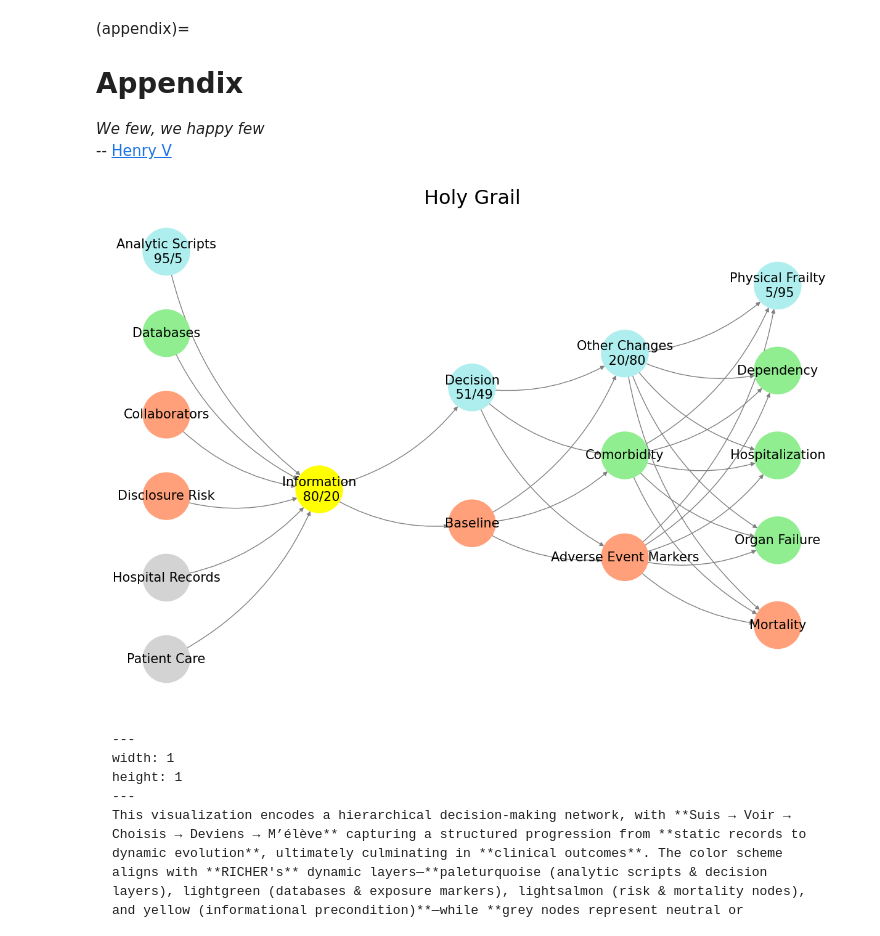
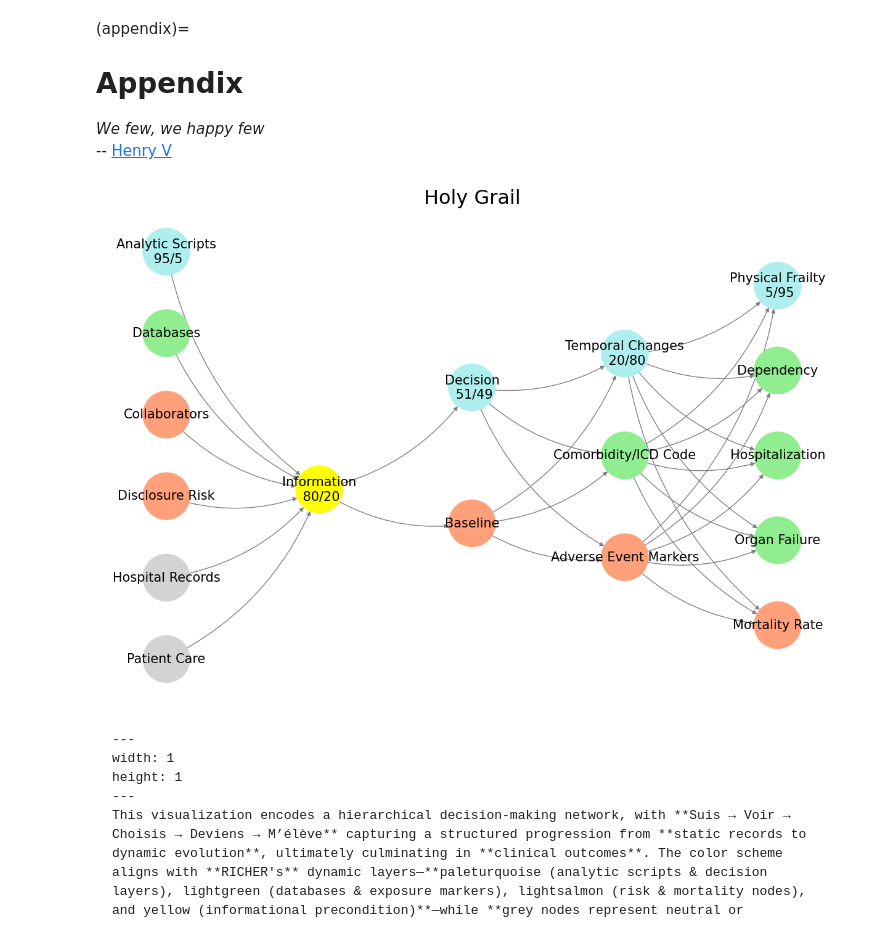
Before and after one commit to abikesa/donors, a Jupyter notebook: kitabo/ensi/_build/jupyter_execute/act3/act3.ipynb, the cells around one changed output. Cells and saved outputs as stored; diff of their text form; code cells hidden in the pictures.

Commit message:
icd code, mortality rate

````diff
--- a/kitabo/ensi/_build/jupyter_execute/act3/act3.ipynb
+++ b/kitabo/ensi/_build/jupyter_execute/act3/act3.ipynb
@@ -15,19 +15,19 @@ def define_layers():
         'Suis': ['Patient Care', 'Hospital Records', 'Disclosure Risk', 'Collaborators', 'Databases', 'Analytic Scripts\n 95/5', ], # Static
         'Voir': ['Information\n 80/20'],
         'Choisis': ['Baseline', 'Decision\n 51/49'],
-        'Deviens': ['Adverse Event Markers', 'Comorbidity', 'Other Changes\n 20/80'],
-        "M'èléve": ['Mortality', 'Organ Failure',  'Hospitalization', 'Dependency', 'Physical Frailty\n 5/95']
+        'Deviens': ['Adverse Event Markers', 'Comorbidity/ICD Code', 'Temporal Changes\n 20/80'],
+        "M'èléve": ['Mortality Rate', 'Organ Failure',  'Hospitalization', 'Dependency', 'Physical Frailty\n 5/95']
     }
 
 # Assign colors to nodes
 def assign_colors():
     color_map = { # Dynamic
         'yellow': ['Information\n 80/20'],
-        'paleturquoise': ['Analytic Scripts\n 95/5', 'Decision\n 51/49', 'Other Changes\n 20/80', 'Physical Frailty\n 5/95'],
-        'lightgreen': ['Databases', 'Comorbidity', 'Organ Failure', 'Dependency', 'Hospitalization'],
+        'paleturquoise': ['Analytic Scripts\n 95/5', 'Decision\n 51/49', 'Temporal Changes\n 20/80', 'Physical Frailty\n 5/95'],
+        'lightgreen': ['Databases', 'Comorbidity/ICD Code', 'Organ Failure', 'Dependency', 'Hospitalization'],
         'lightsalmon': [
             'Disclosure Risk', 'Collaborators', 'Baseline',
-            'Adverse Event Markers', 'Mortality'
+            'Adverse Event Markers', 'Mortality Rate'
         ],
     }
     return {node: color for color, nodes in color_map.items() for node in nodes}
@@ -46,34 +46,34 @@ def visualize_nn():
     node_colors = []
 
     # Add nodes and assign positions
     for i, (layer_name, nodes) in enumerate(layers.items()):
         positions = calculate_positions(nodes, x_offset=i * 2)
         for node, position in zip(nodes, positions):
             G.add_node(node, layer=layer_name)
             pos[node] = position
             node_colors.append(colors.get(node, 'lightgray'))
 
     # Add edges (automated for consecutive layers)
     layer_names = list(layers.keys())
     for i in range(len(layer_names) - 1):
         source_layer, target_layer = layer_names[i], layer_names[i + 1]
         for source in layers[source_layer]:
             for target in layers[target_layer]:
                 G.add_edge(source, target)
 
     # Draw the graph
     plt.figure(figsize=(12, 8))
     nx.draw(
         G, pos, with_labels=True, node_color=node_colors, edge_color='gray',
         node_size=3000, font_size=15, connectionstyle="arc3,rad=0.2"
     )
     plt.title("Holy Grail", fontsize=23)
     plt.show()
 
 # Run the visualization
 visualize_nn()
 # %% [output]
-[figure, old version]
+[figure, new version]
 # %% [markdown]
 ```{figure} https://www.ledr.com/colours/white.jpg
 ---
````
Also changed, not shown: 15 other files.
